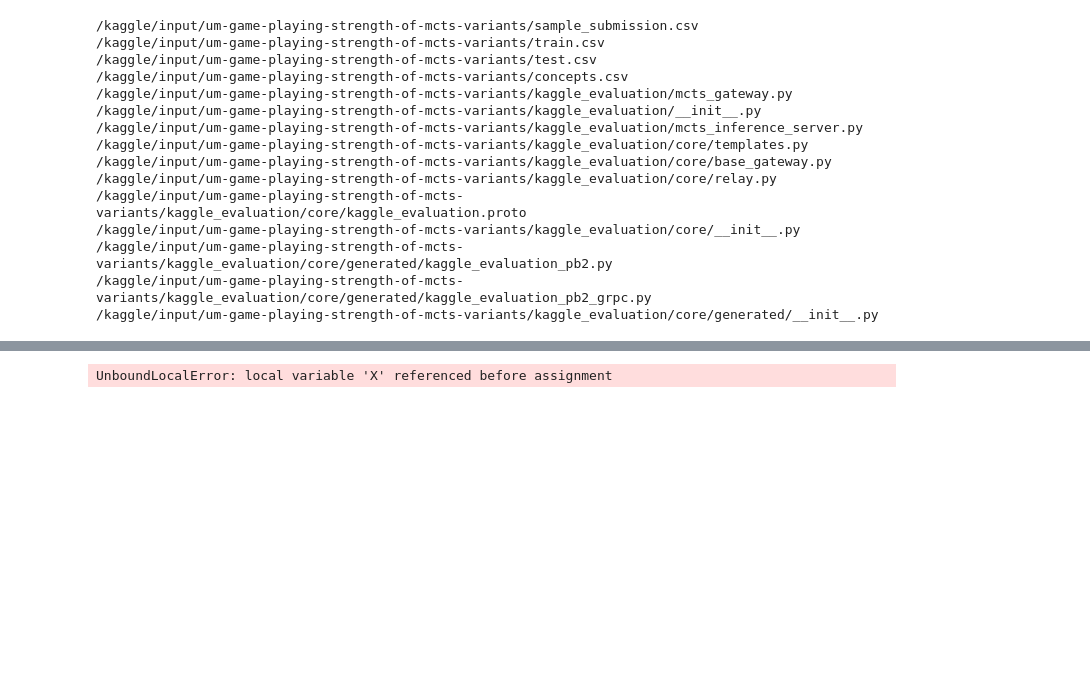
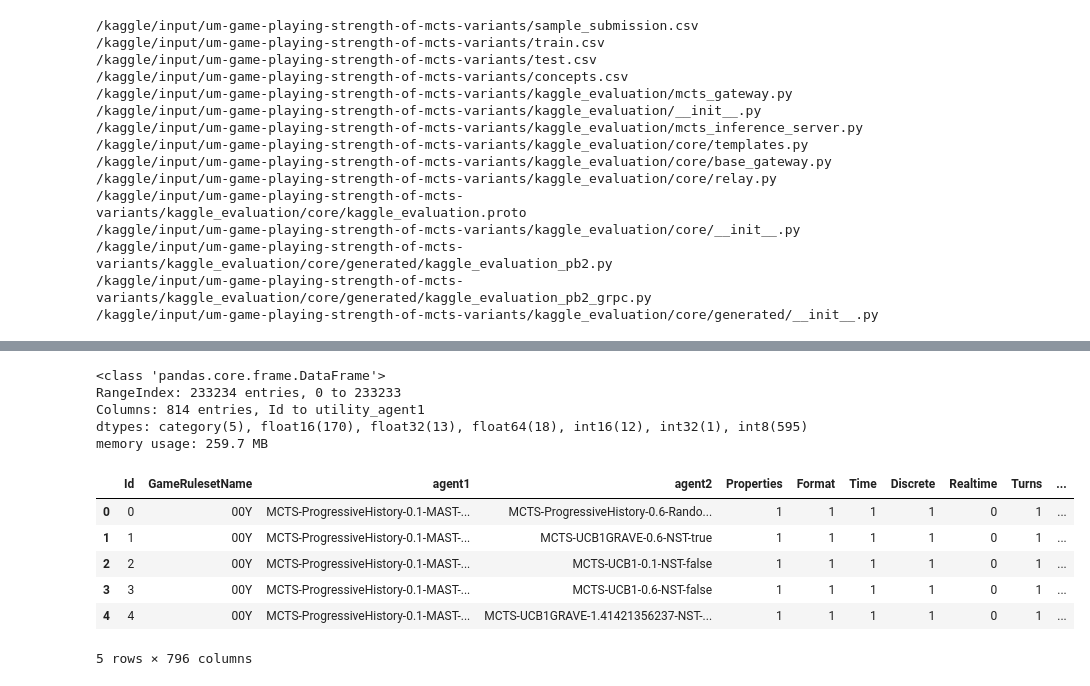
Before and after one commit to wilcockhue/Game-Variants, a Jupyter notebook: notebook520c97851c.ipynb, the cells around one changed output, grey strips where cells are left out. Cells and saved outputs as stored; diff of their text form; code cells hidden in the pictures; blank space fills up the shorter version.

```diff
--- a/notebook520c97851c.ipynb
+++ b/notebook520c97851c.ipynb
@@ -86,5 +94,24 @@ test = import_data('/kaggle/input/um-game-playing-strength-of-mcts-variants/test
 # %%
 
-  # Get a summary of the dataset including column types and non-null counts
+train.info()  # Get a summary of the dataset including column types and non-null counts
+# %% [output]
+<class 'pandas.core.frame.DataFrame'>
+RangeIndex: 233234 entries, 0 to 233233
+Columns: 814 entries, Id to utility_agent1
+dtypes: category(5), float16(170), float32(13), float64(18), int16(12), int32(1), int8(595)
+memory usage: 259.7 MB
+# %%
+missing_percentage = train.isnull().mean() * 100
+# Drop columns with more than 50% missing values
+train = train.drop(columns=missing_percentage[missing_percentage > 50].index)
+train.head()
+# %% [output]
+|  | Id | GameRulesetName | agent1 | agent2 | Properties | Format | Time | Discrete | Realtime | Turns | ... |
+| 0 | 0 | 00Y | MCTS-ProgressiveHistory-0.1-MAST-... | MCTS-ProgressiveHistory-0.6-Rando... | 1 | 1 | 1 | 1 | 0 | 1 | ... |
+| 1 | 1 | 00Y | MCTS-ProgressiveHistory-0.1-MAST-... | MCTS-UCB1GRAVE-0.6-NST-true | 1 | 1 | 1 | 1 | 0 | 1 | ... |
+| 2 | 2 | 00Y | MCTS-ProgressiveHistory-0.1-MAST-... | MCTS-UCB1-0.1-NST-false | 1 | 1 | 1 | 1 | 0 | 1 | ... |
+| 3 | 3 | 00Y | MCTS-ProgressiveHistory-0.1-MAST-... | MCTS-UCB1-0.6-NST-false | 1 | 1 | 1 | 1 | 0 | 1 | ... |
+| 4 | 4 | 00Y | MCTS-ProgressiveHistory-0.1-MAST-... | MCTS-UCB1GRAVE-1.41421356237-NST-... | 1 | 1 | 1 | 1 | 0 | 1 | ... |
+5 rows × 796 columns
 # %%
 y = train[['utility_agent1']]
@@ -93,11 +119 @@ X = X.drop(['num_draws_agent1', 'num_losses_agent1', 'num_wins_agent1'])
-# %%
-def drop_missing_data(df):
-# Now you can safely call isnull()
-    missing_percentage = X.isna().mean() * 100
-# Drop columns with more than 50% missing values
-    df = df.drop(columns=missing_percentage[missing_percentage > 50].index)
-    return df
-X = drop_missing_data(X)
-# %% [output]
-UnboundLocalError: local variable 'X' referenced before assignment
 # %%
```
Also changed, not shown: parts of 26 cells of this notebook.
